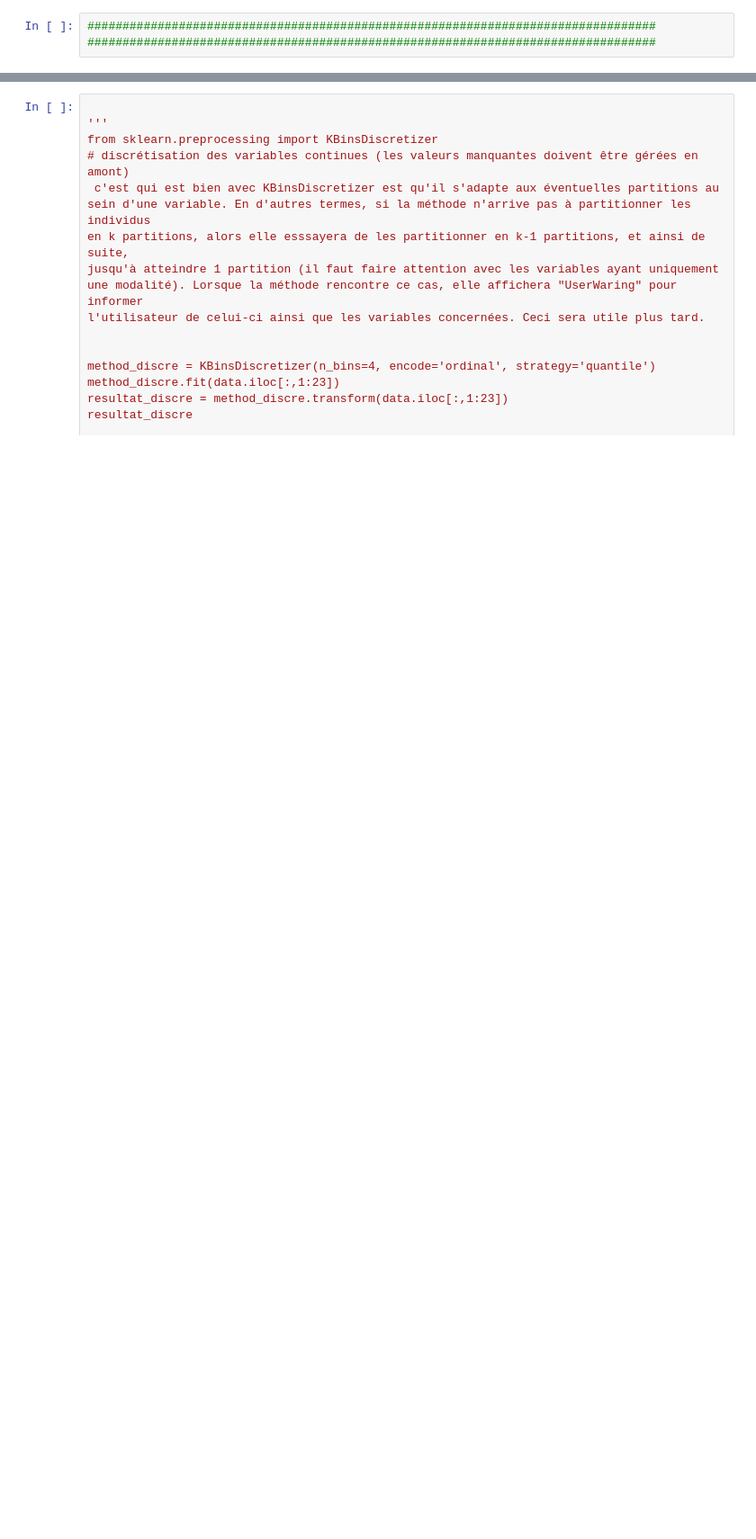
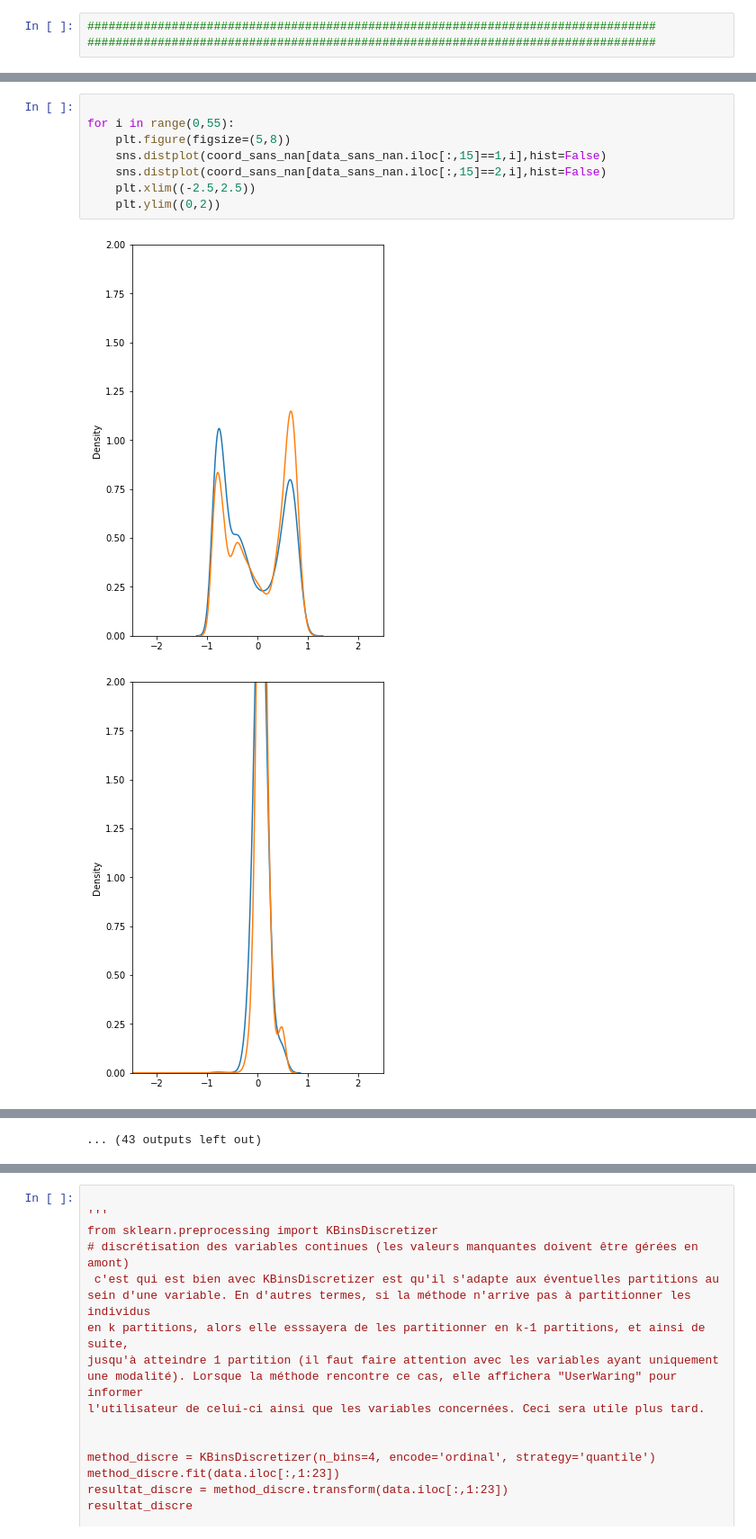
Before and after one commit to christian235711/Predict_models_fdf21, a Jupyter notebook: FDF21_Analyse_disqual.ipynb, the cells around one changed output, grey strips where cells are left out. Shown at 90% size. Drawn from its saved outputs; the diff is of its cells as text; blank space fills up the shorter version.

```diff
--- a/FDF21_Analyse_disqual.ipynb
+++ b/FDF21_Analyse_disqual.ipynb
@@ -809,0 +808,11 @@ See the caveats in the documentation: https://pandas.pydata.org/pandas-docs/stab
+# %%
+
+for i in range(0,55):
+    plt.figure(figsize=(5,8))
+    sns.distplot(coord_sans_nan[data_sans_nan.iloc[:,15]==1,i],hist=False)
+    sns.distplot(coord_sans_nan[data_sans_nan.iloc[:,15]==2,i],hist=False)
+    plt.xlim((-2.5,2.5))
+    plt.ylim((0,2))
+# %% [output]
+[figure, added]
+[figure, added]
@@ -809,0 +829 @@ See the caveats in the documentation: https://pandas.pydata.org/pandas-docs/stab
+... (43 outputs left out)
```
Also changed, not shown: parts of 32 cells of this notebook.
